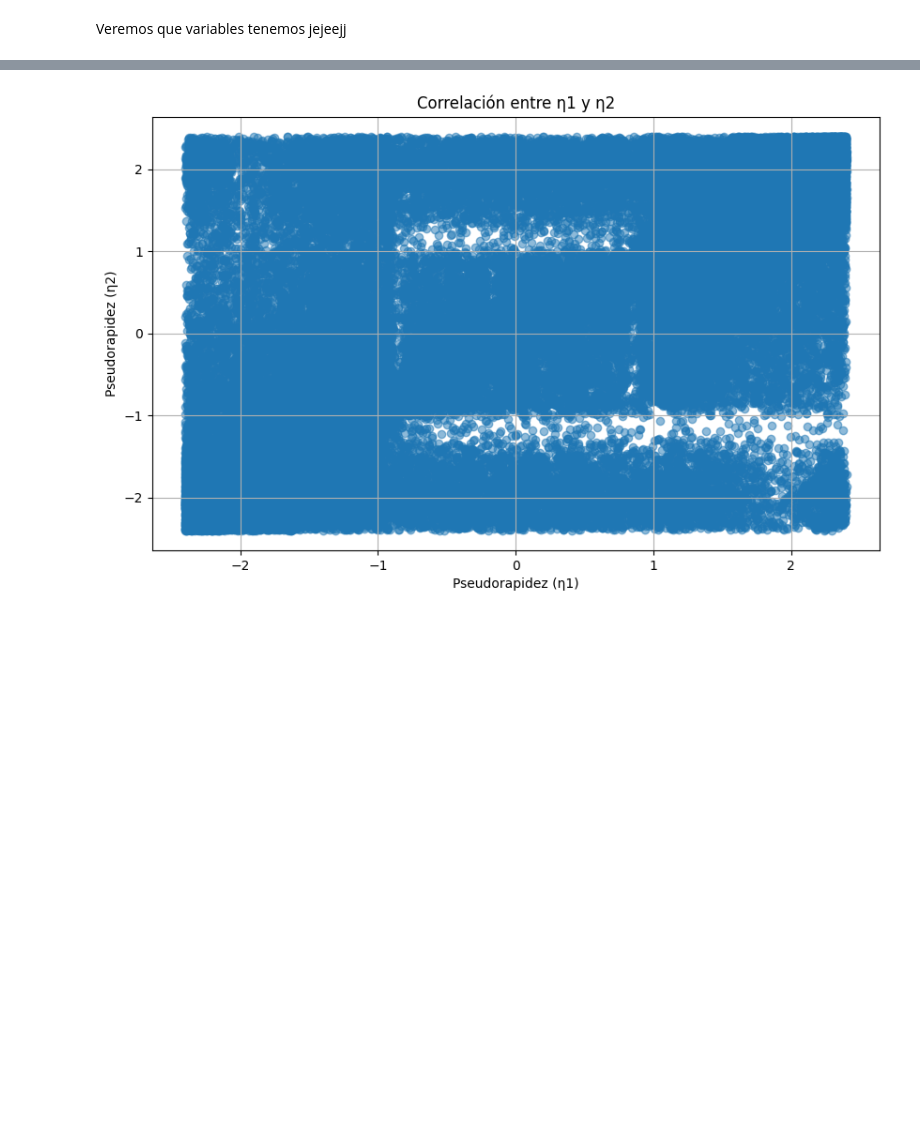
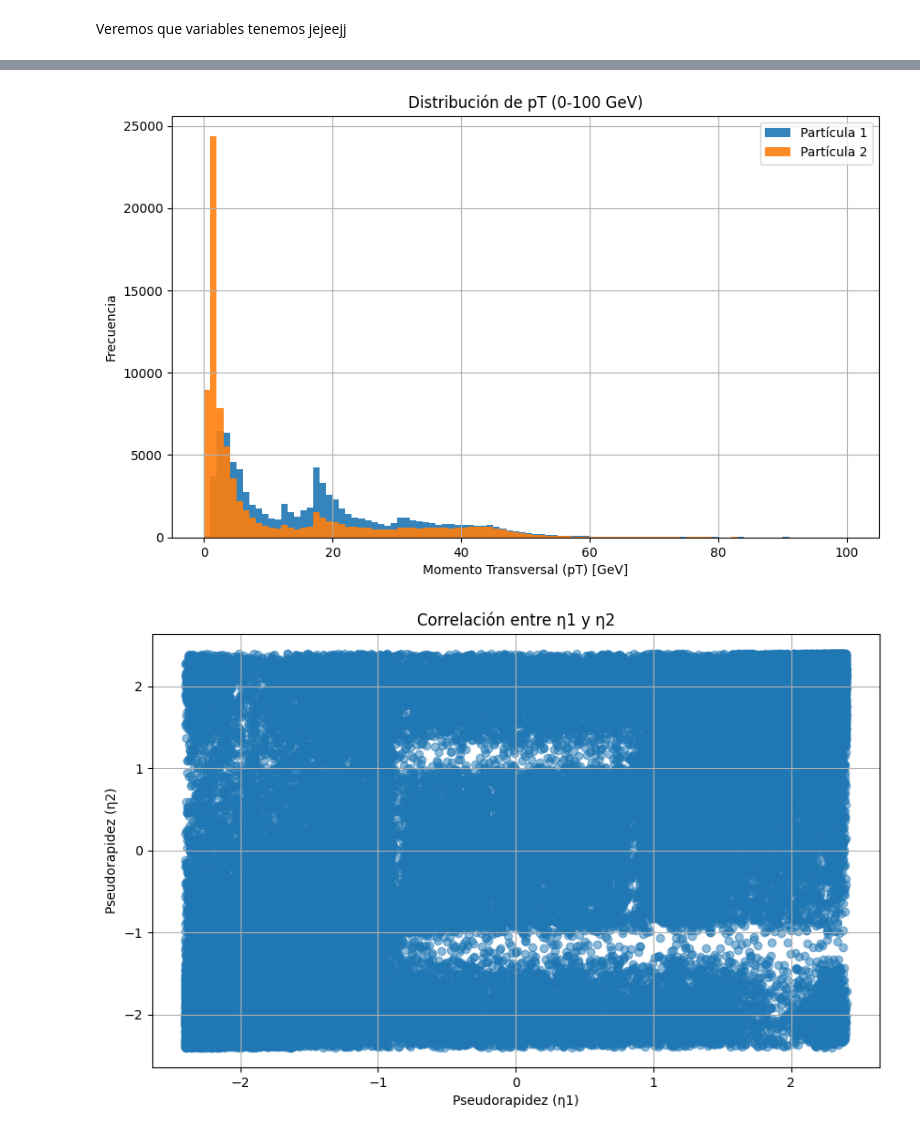
Before and after one commit to ProgramasParaFisicaDeParticulas/blindsampleanalysiswithcsv2-Pioquinto9, a Jupyter notebook: AnálisisParticulas.ipynb, the cells around one changed output, grey strips where cells are left out. Saved outputs shown, nothing was run; the diff lists cells and outputs as text; code cells hidden in the pictures; blank space fills up the shorter version.

```diff
--- a/AnálisisParticulas.ipynb
+++ b/AnálisisParticulas.ipynb
@@ -122,3 +145,16 @@ plt.show()
+# %%
+
+plt.figure(figsize=(10, 6))
+plt.hist(df['pt1'], bins=100, range=(0, 100), alpha=0.9, label='Partícula 1')  # Rango 0-100 GeV
+plt.hist(df['pt2'], bins=100, range=(0, 100), alpha=0.9, label='Partícula 2')  # Mismo rango para ambas
+plt.xlabel('Momento Transversal (pT) [GeV]')
+plt.ylabel('Frecuencia')
+plt.title('Distribución de pT (0-100 GeV)')
+plt.legend()
+plt.grid()
+plt.show()
+# %% [output]
+[figure, added]
 # %%
 plt.figure(figsize=(10, 6))
 plt.scatter(df['eta1'], df['eta2'], alpha=0.5)
```
Also changed, not shown: parts of 5 cells of this notebook.
